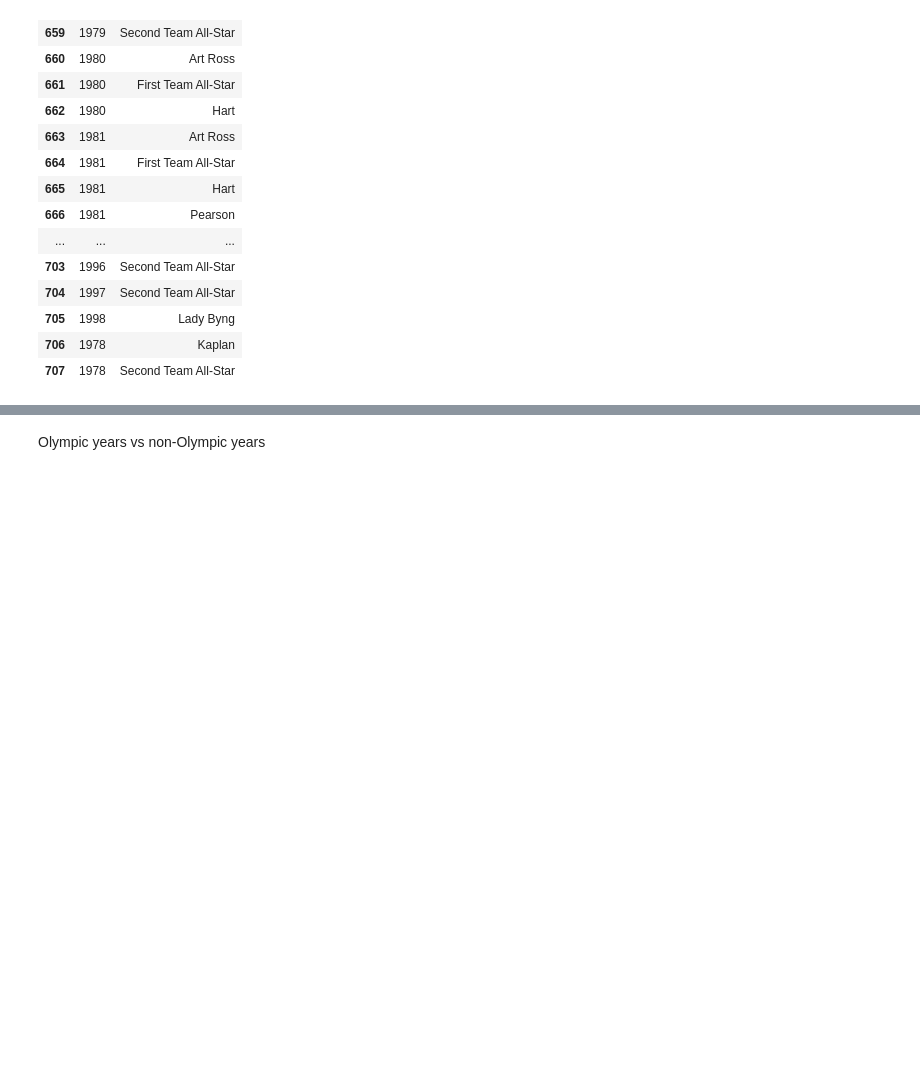
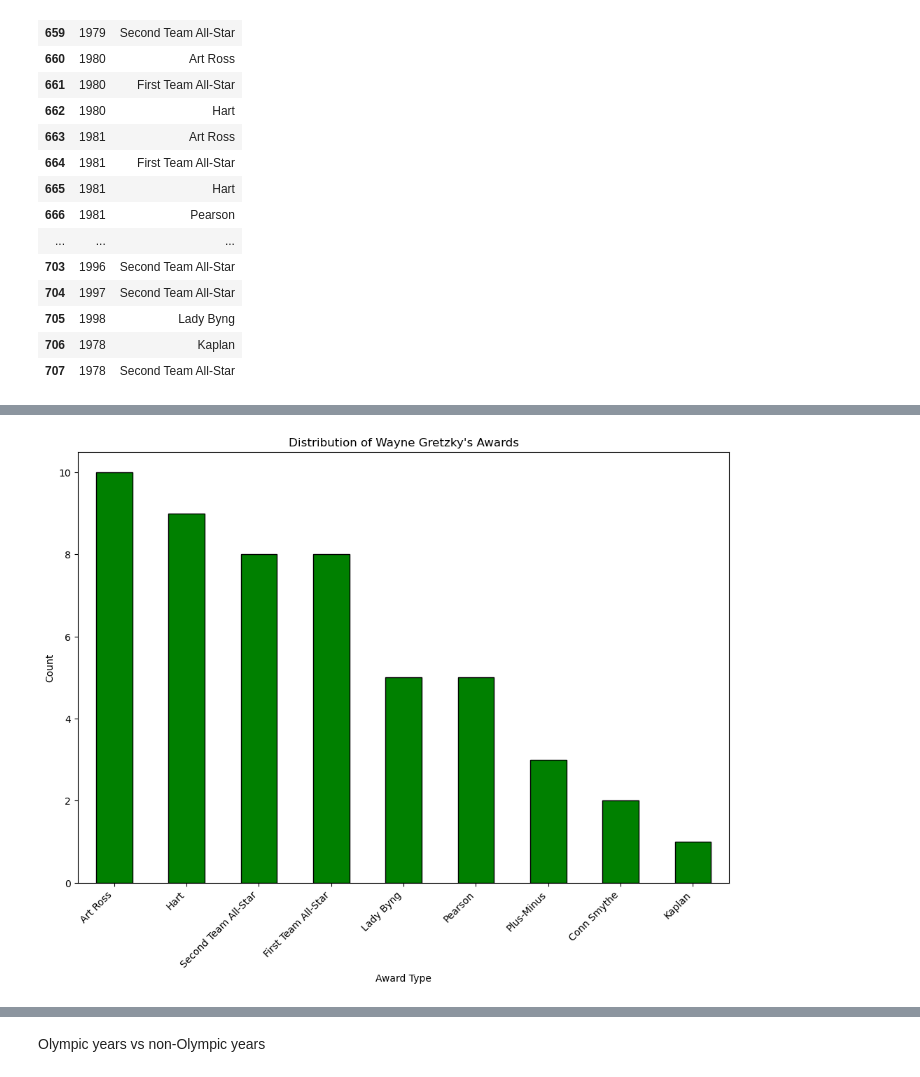
Before and after one commit to samwallach7/Project1-DELTS, a Jupyter notebook: awards&hof.ipynb, the cells around one changed output, grey strips where cells are left out. Saved outputs shown, nothing was run; the diff lists cells and outputs as text; code cells hidden in the pictures; blank space fills up the shorter version.

```diff
--- a/awards&hof.ipynb
+++ b/awards&hof.ipynb
@@ -215,0 +304,11 @@ wayne_gretzky_awards[['year', 'award']]
+# %%
+# Bar chart for the distribution of types of awards
+plt.figure(figsize=(12, 8))
+wayne_gretzky_awards['award'].value_counts().plot(kind='bar', color='green', edgecolor='black')
+plt.xlabel('Award Type')
+plt.ylabel('Count')
+plt.title('Distribution of Wayne Gretzky\'s Awards')
+plt.xticks(rotation=45, ha='right')
+plt.show()
+# %% [output]
+[figure, added]
```
Also changed, not shown: parts of 7 cells of this notebook.
